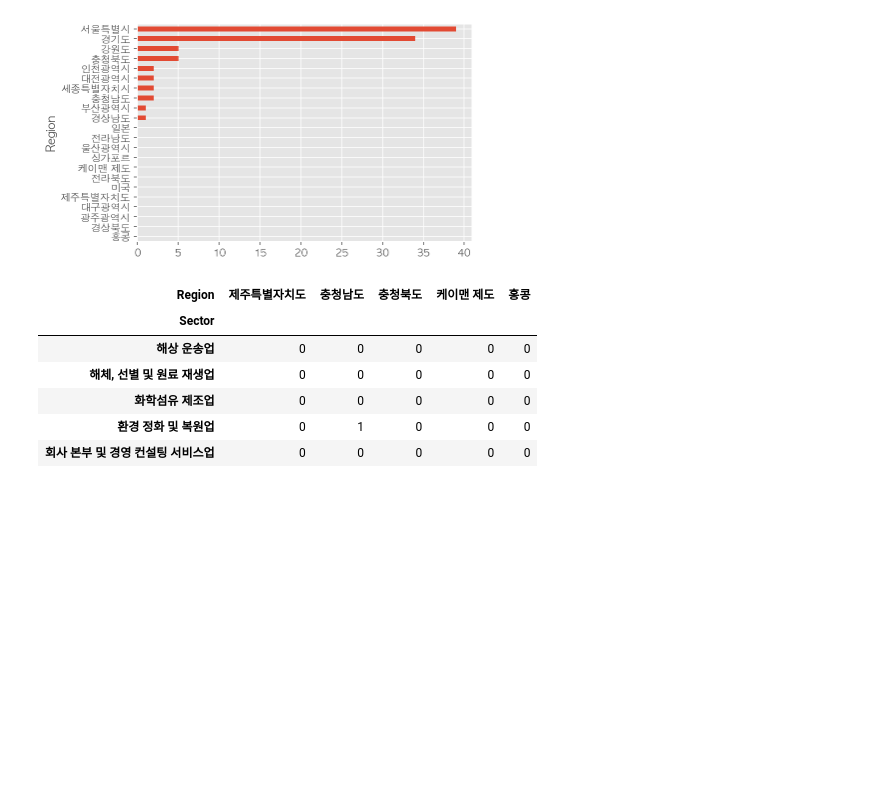
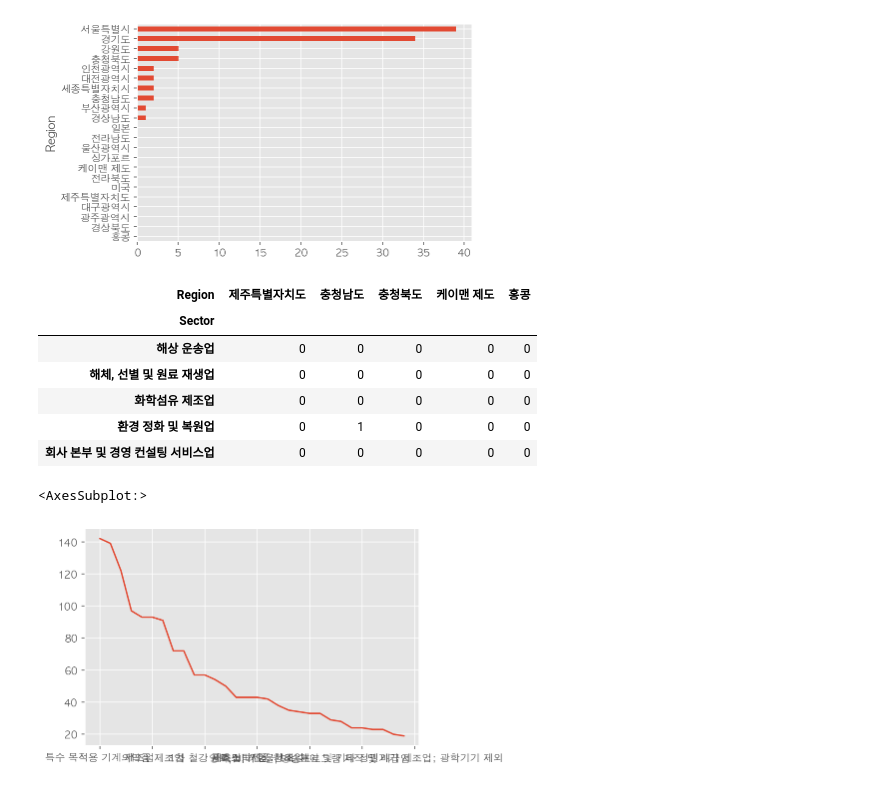
Before and after one commit to kimjinhyuk/LBD, a Jupyter notebook: data_science/analysis_krx/KRX_FinanceDatareader.ipynb, the cells around one changed output. Cells and saved outputs as stored; diff of their text form; code cells hidden in the pictures; blank space fills up the shorter version.

```diff
--- a/data_science/analysis_krx/KRX_FinanceDatareader.ipynb
+++ b/data_science/analysis_krx/KRX_FinanceDatareader.ipynb
@@ -905,3 +905,9 @@ df_sr.iloc[-5:, -5:]
 | 화학섬유 제조업 | 0 | 0 | 0 | 0 | 0 |
 | 환경 정화 및 복원업 | 0 | 1 | 0 | 0 | 0 |
 | 회사 본부 및 경영 컨설팅 서비스업 | 0 | 0 | 0 | 0 | 0 |
+# %%
+sector_count_top = df["Sector"].value_counts().head(30)
+sector_count_top.plot()
+# %% [output]
+<AxesSubplot:>
+[figure, added]
```
Also changed, not shown: parts of 27 cells of this notebook, 1 other file.
